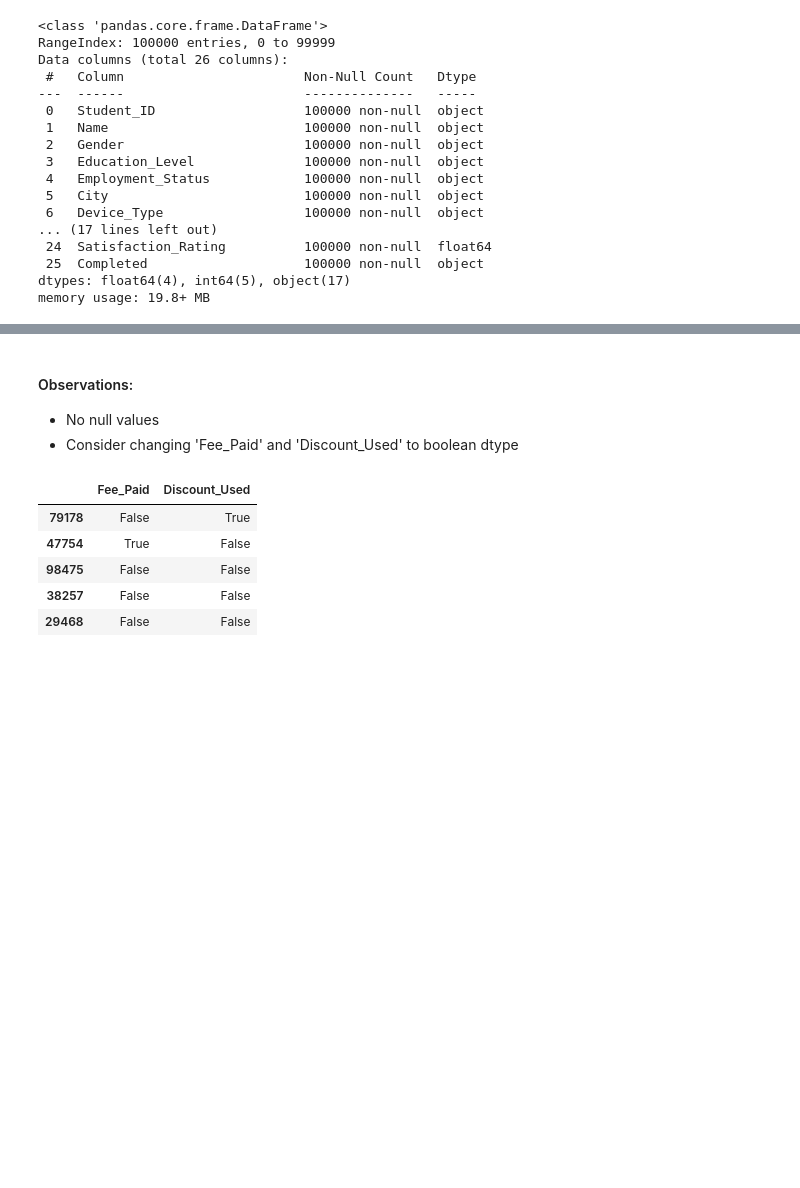
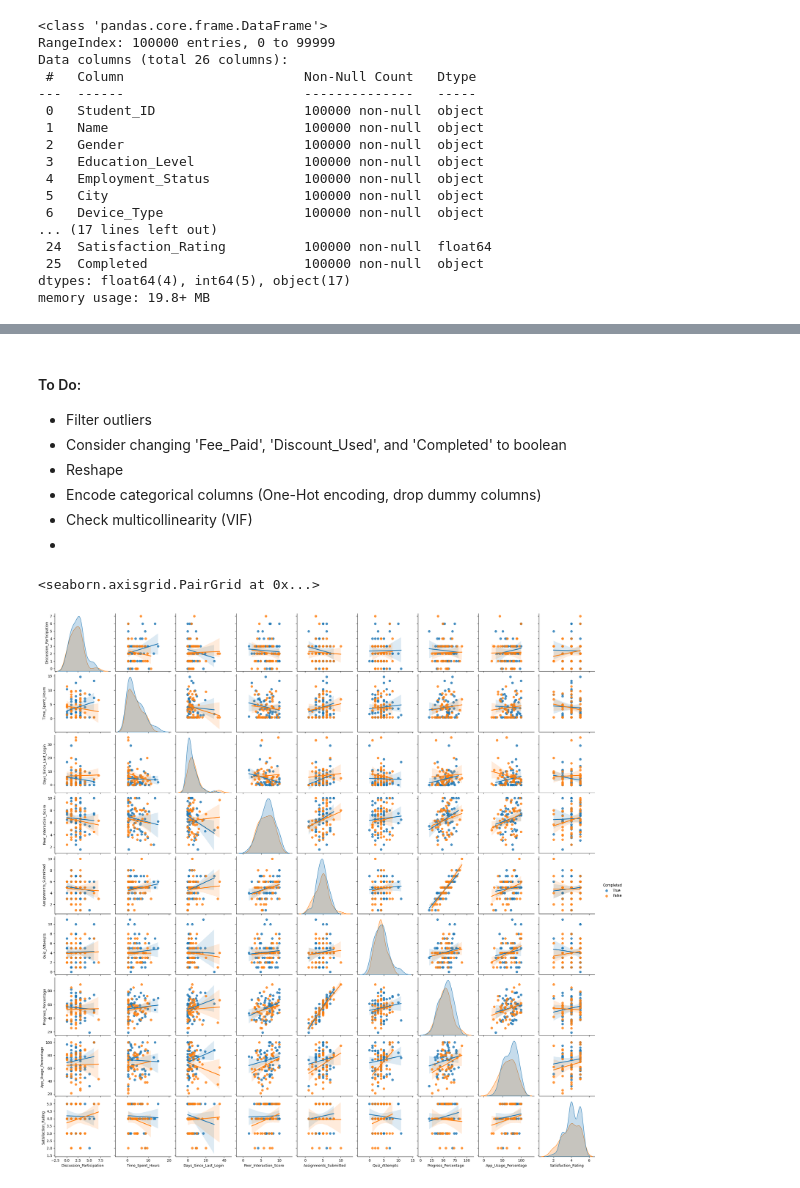
Before and after one commit to AkeemSemperDataScience/data3450-project-v1251-group_1, a Jupyter notebook: START_Project.ipynb, the cells around one changed output, grey strips where cells are left out. Drawn from its saved outputs; the diff is of its cells as text; code cells hidden in the pictures; blank space fills up the shorter version.

```diff
--- a/START_Project.ipynb
+++ b/START_Project.ipynb
@@ -128,16 +162,22 @@ memory usage: 19.8+ MB
 # %% [markdown]
-#### Observations:
-- No null values
-- Consider changing 'Fee_Paid' and 'Discount_Used' to boolean dtype
+#### To Do:
+- Filter outliers
+- Consider changing 'Fee_Paid', 'Discount_Used', and 'Completed' to boolean
+- Reshape
+- Encode categorical columns (One-Hot encoding, drop dummy columns)
+- Check multicollinearity (VIF)
+-
 # %%
+# Convert variable types
+
 df['Fee_Paid'] = df['Fee_Paid'].astype('category').map({'Yes': True, 'No': False})
 df['Discount_Used'] = df['Discount_Used'].astype('category').map({'Yes': True, 'No': False})
+df['Completed'] = df['Completed'].astype('category').map({'Completed': True, 'Not Completed': False})
-# %%
-df[['Fee_Paid', 'Discount_Used']].sample(5)
-# %% [output]
-|  | Fee_Paid | Discount_Used |
-| 79178 | False | True |
-| 47754 | True | False |
-| 98475 | False | False |
-| 38257 | False | False |
-| 29468 | False | False |
+# %%
+# NECESSARY???
+# Pairplot for sample of 100
+
+sns.pairplot(df.sample(100), hue='Completed', kind='reg')
+# %% [output]
+<seaborn.axisgrid.PairGrid at 0x...>
+[figure, added]
```
Also changed, not shown: parts of 7 cells of this notebook, 2 other files.
